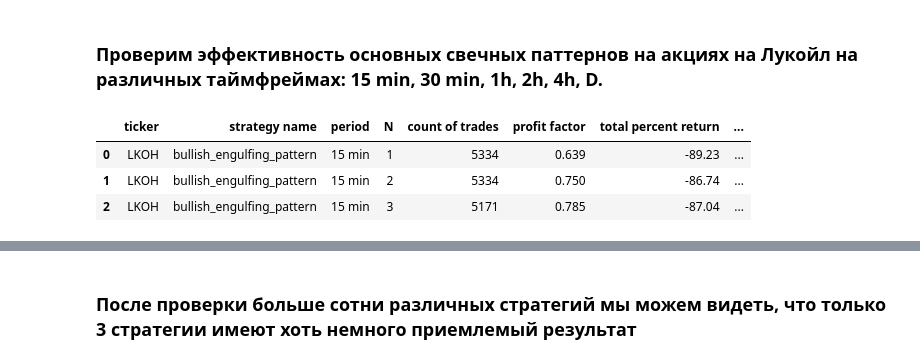
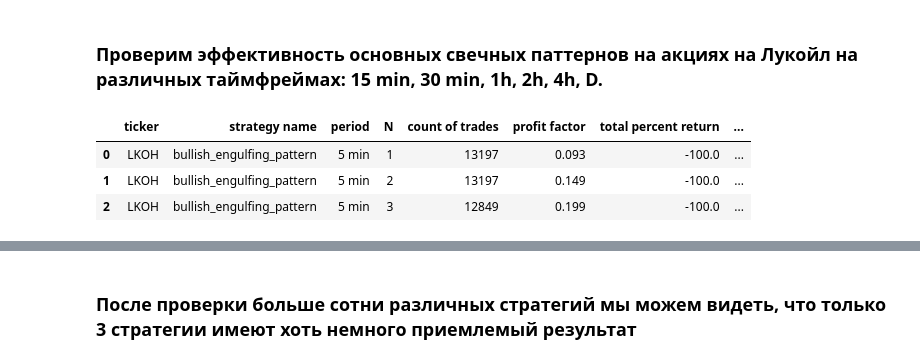
Before and after one commit to AlexKosuhin/project_1, a Jupyter notebook: Проверка эффективности паттернов/Лукойл_Паттерны.ipynb, the cells around one changed output, grey strips where cells are left out. Cells and saved outputs as stored; diff of their text form; code cells hidden in the pictures.

```diff
--- a/Проверка эффективности паттернов/Лукойл_Паттерны.ipynb
+++ b/Проверка эффективности паттернов/Лукойл_Паттерны.ipynb
@@ -32,37 +35,37 @@ def backtest_strategies_multi_tf():
         data (pd.DataFrame): Подаем датафрейм с 1 минутным таймфреймом
 
     Returns:
         data (pd.DataFrame): Таблица с результатами всех стратегий
     """
     l = []
     # Перебираем все тф
     for a in [r'C:\Users\user\Desktop\Проект 1 года обучения\Проверка эффективности паттернов\Данные для анализа\LKOH.txt']:
         data = pd.read_csv(a)
-        for i in ['15 min', '30 min', '1h', '2h', '4h', 'D']:
+        for i in ['5 min', '15 min', '30 min', '1h', '2h', '4h', 'D']:
             data_tm = good_dataframe(data, i)
             l.append(data_tm)
 
         all_strategy = []
         # Для каждого тф проверяем стратегию бычье поглощение
         for j in l:
             for func in [detection_bullish_engulfing_pattern, detection_bullish_harami_pattern,
                         detection_break_in_the_clouds, detection_bullish_counterattack]:
                 detection_data = func(shift_features_2_candle(j))
                 result = data_prepare_for_statistics(detection_data)
                 final_result = trade_statistics_bull(result)
                 all_strategy.append(final_result)
         # Объединяем результат
         combined_data = pd.concat(all_strategy, ignore_index=True)
 
     return combined_data
 
 lykoil_result_strategies = backtest_strategies_multi_tf()
 lykoil_result_strategies.head(3)
 # %% [output]
 |  | ticker | strategy name | period | N | count of trades | profit factor | total percent return | ... |
-| 0 | LKOH | bullish_engulfing_pattern | 15 min | 1 | 5334 | 0.639 | -89.23 | ... |
-| 1 | LKOH | bullish_engulfing_pattern | 15 min | 2 | 5334 | 0.750 | -86.74 | ... |
-| 2 | LKOH | bullish_engulfing_pattern | 15 min | 3 | 5171 | 0.785 | -87.04 | ... |
+| 0 | LKOH | bullish_engulfing_pattern | 5 min | 1 | 13197 | 0.093 | -100.0 | ... |
+| 1 | LKOH | bullish_engulfing_pattern | 5 min | 2 | 13197 | 0.149 | -100.0 | ... |
+| 2 | LKOH | bullish_engulfing_pattern | 5 min | 3 | 12849 | 0.199 | -100.0 | ... |
 # %%
 # Функция для первичного отбора стратегий
 def compare_strategies(data):
```
Also changed, not shown: parts of 3 cells of this notebook, 17 other files.
